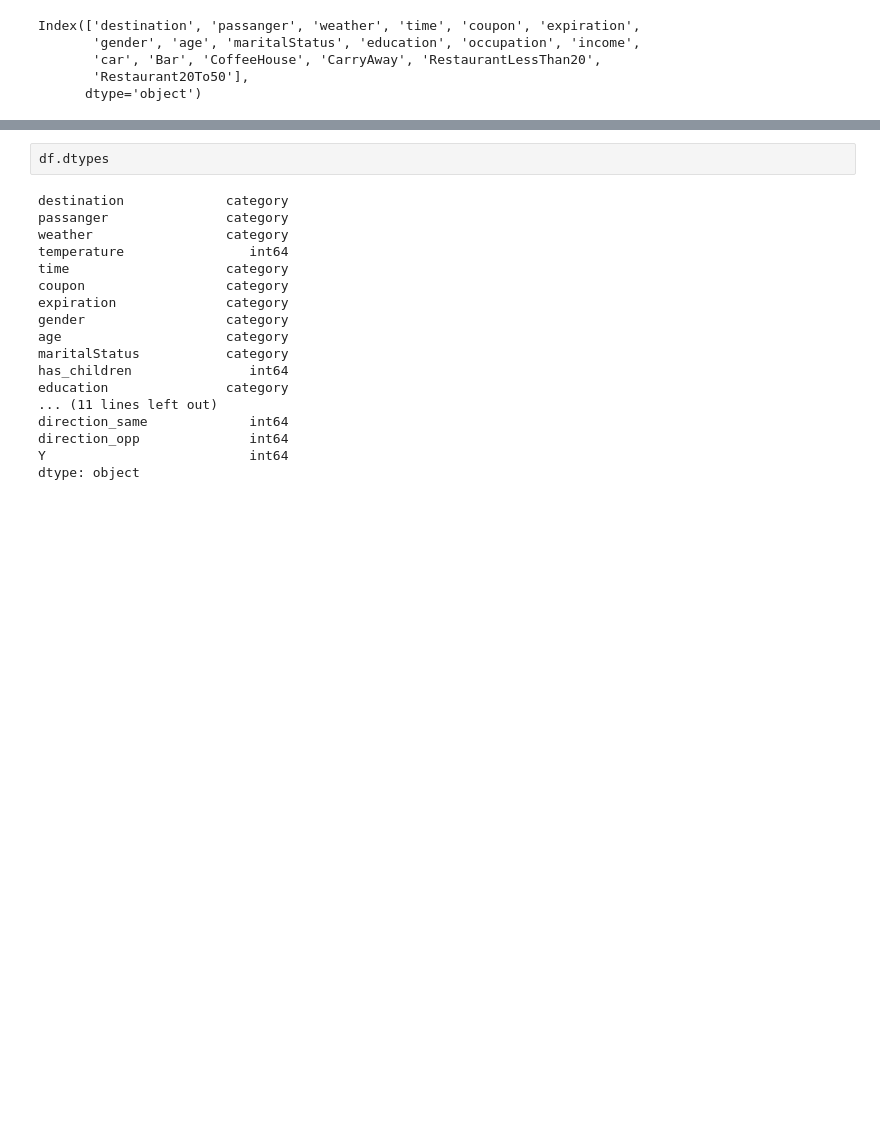
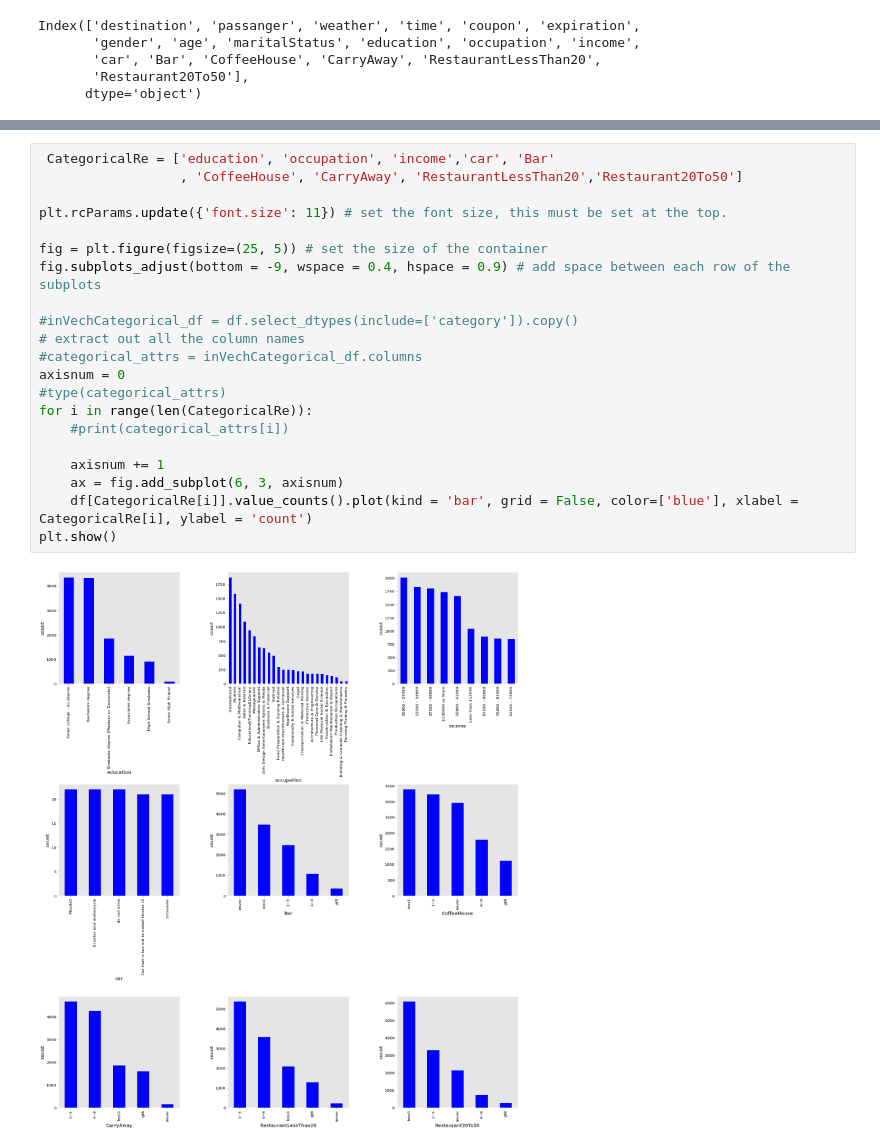
Before and after one commit to Ron256/GroupProjectMachLearning, a Jupyter notebook: GroupProject-in-vehicle-copoun-Recommendation.ipynb, the cells around one changed output, grey strips where cells are left out. Drawn from its saved outputs; the diff is of its cells as text; blank space fills up the shorter version.

```diff
--- a/GroupProject-in-vehicle-copoun-Recommendation.ipynb
+++ b/GroupProject-in-vehicle-copoun-Recommendation.ipynb
@@ -279,20 +281,23 @@ passanger
 # %%
-df.dtypes
+ CategoricalRe = ['education', 'occupation', 'income','car', 'Bar'
+                  , 'CoffeeHouse', 'CarryAway', 'RestaurantLessThan20','Restaurant20To50']
+
+plt.rcParams.update({'font.size': 11}) # set the font size, this must be set at the top.
+
+fig = plt.figure(figsize=(25, 5)) # set the size of the container
+fig.subplots_adjust(bottom = -9, wspace = 0.4, hspace = 0.9) # add space between each row of the subplots
+
+#inVechCategorical_df = df.select_dtypes(include=['category']).copy()
+# extract out all the column names
+#categorical_attrs = inVechCategorical_df.columns
+axisnum = 0
+#type(categorical_attrs)
+for i in range(len(CategoricalRe)):
+    #print(categorical_attrs[i])
+
+    axisnum += 1
+    ax = fig.add_subplot(6, 3, axisnum)
+    df[CategoricalRe[i]].value_counts().plot(kind = 'bar', grid = False, color=['blue'], xlabel = CategoricalRe[i], ylabel = 'count')
+plt.show()
 # %% [output]
-destination             category
-passanger               category
-weather                 category
-temperature                int64
-time                    category
-coupon                  category
-expiration              category
-gender                  category
-age                     category
-maritalStatus           category
-has_children               int64
-education               category
-... (11 lines left out)
-direction_same             int64
-direction_opp              int64
-Y                          int64
-dtype: object
+[figure, added]
```
Also changed, not shown: parts of 4 cells of this notebook.
